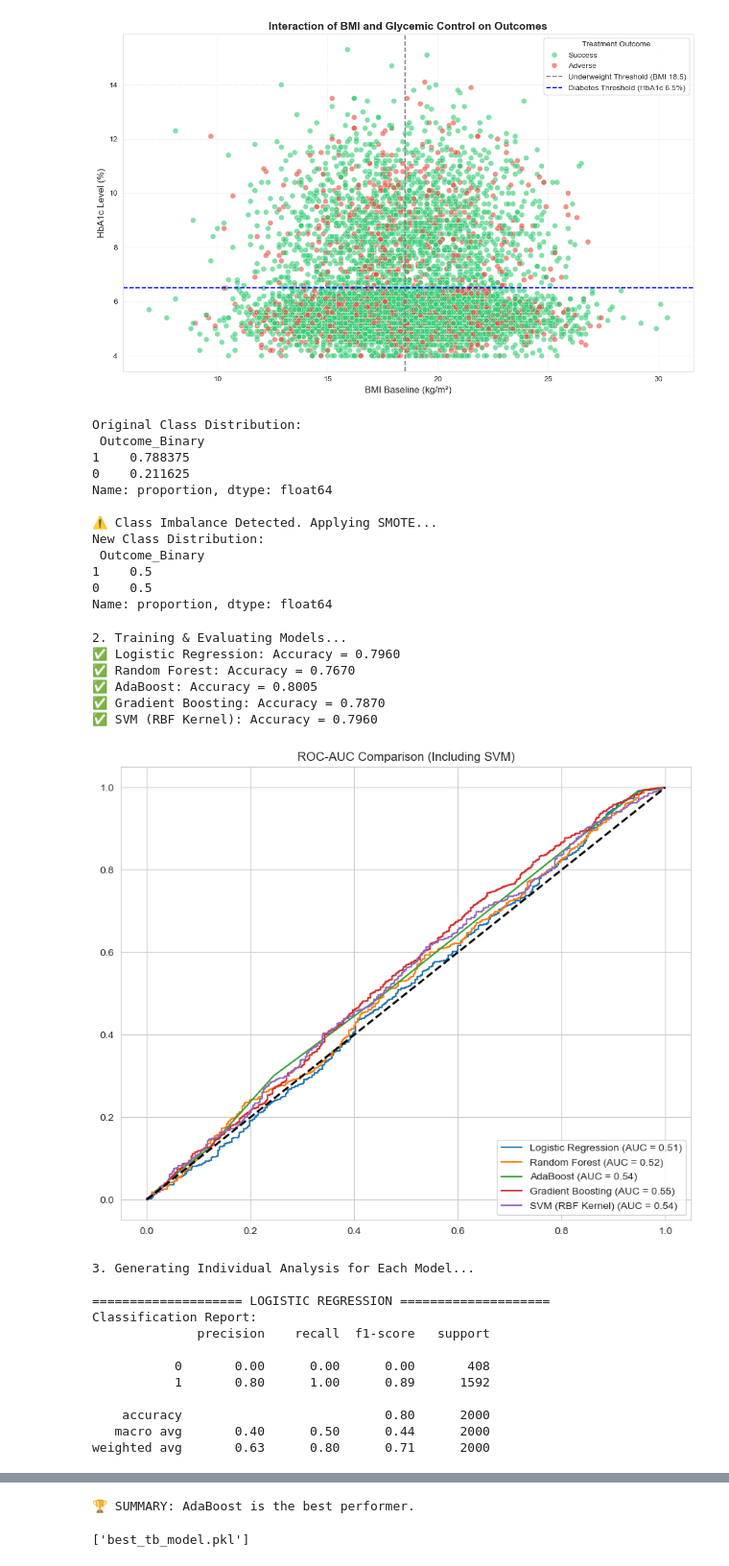
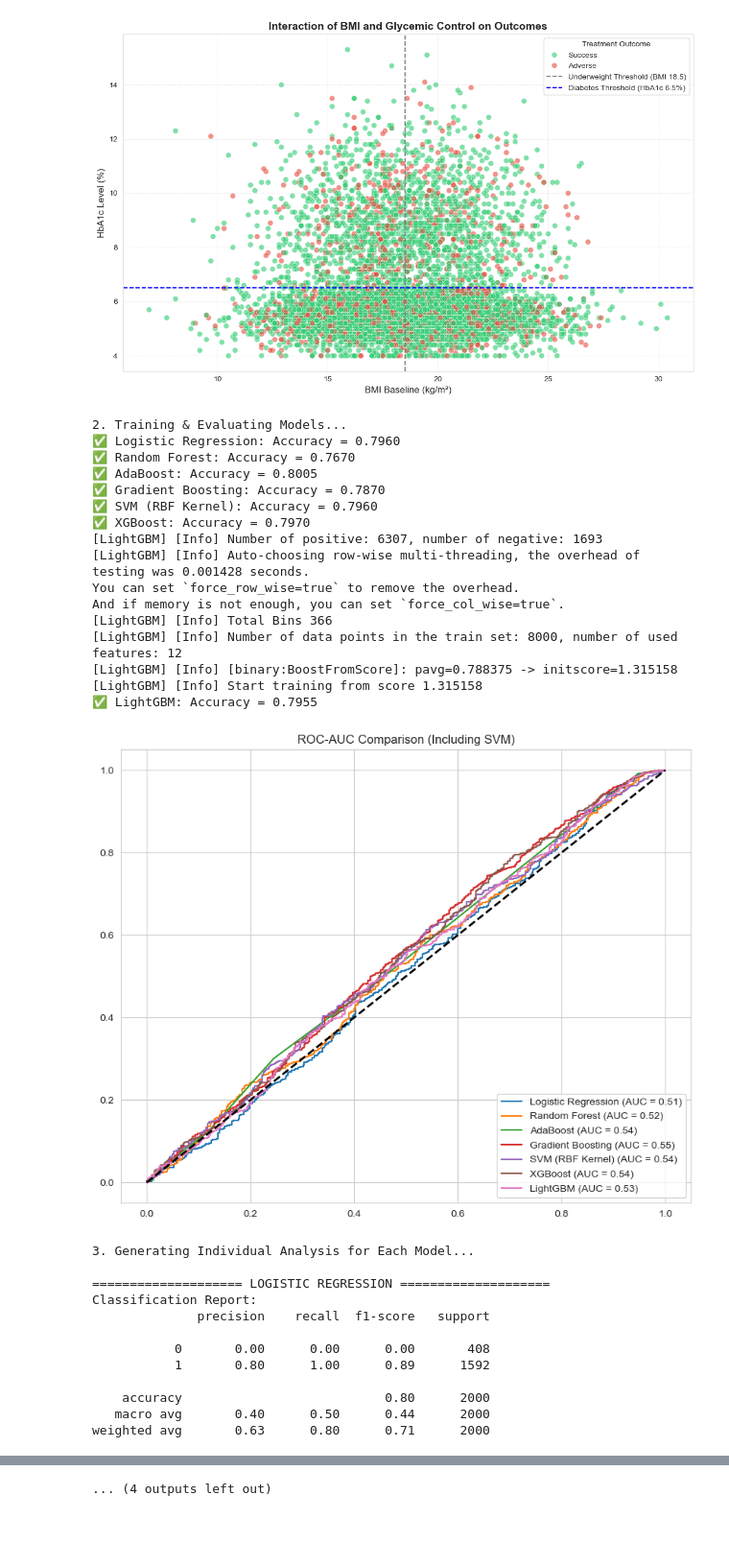
Before and after one commit to Joystondsouza0926/Exploratory-and-Predictive-Analysis-of-Tuberculosis-and-Lifestyle-Comorbidities, a Jupyter notebook: analytics.ipynb, the cells around one changed output, grey strips where cells are left out. Shown at 96% size. Cells and saved outputs as stored; diff of their text form; code cells hidden in the pictures; blank space fills up the shorter version.

```diff
--- a/analytics.ipynb
+++ b/analytics.ipynb
@@ -304,36 +334,6 @@ plt.tight_layout()
 plt.show()
 # %% [output]
 [figure]
-# %%
-# Train-Test Split
-X_train, X_test, y_train, y_test = train_test_split(X, y, test_size=0.2, random_state=42)
-
-# Check Imbalance
-outcome_counts = y_train.value_counts(normalize=True)
-print("Original Class Distribution:\n", outcome_counts)
-
-# Apply SMOTE if minority class < 40%
-if outcome_counts.min() < 0.4:
-    print("\n⚠️ Class Imbalance Detected. Applying SMOTE...")
-    smote = SMOTE(random_state=42)
-    X_train_bal, y_train_bal = smote.fit_resample(X_train, y_train)
-    print("New Class Distribution:\n", y_train_bal.value_counts(normalize=True))
-else:
-    X_train_bal, y_train_bal = X_train, y_train
-    print("Classes are balanced. SMOTE not required.")
-# %% [output]
-Original Class Distribution:
- Outcome_Binary
-1    0.788375
-0    0.211625
-Name: proportion, dtype: float64
-
-⚠️ Class Imbalance Detected. Applying SMOTE...
-New Class Distribution:
- Outcome_Binary
-1    0.5
-0    0.5
-Name: proportion, dtype: float64
 # %%
 ## new
 # %%
@@ -343,6 +343,8 @@ from sklearn.metrics import accuracy_score, confusion_matrix, roc_curve, auc, cl
 import matplotlib.pyplot as plt
 import seaborn as sns
 import numpy as np
+from xgboost import XGBClassifier
+from lightgbm import LGBMClassifier
 
 # 1. Initialize Models
 models = {
@@ -350,7 +352,9 @@ models = {
     "Random Forest": RandomForestClassifier(n_estimators=300, max_depth=15, class_weight='balanced', random_state=42),
     "AdaBoost": AdaBoostClassifier(n_estimators=200, learning_rate=0.5, random_state=42),
     "Gradient Boosting": GradientBoostingClassifier(n_estimators=300, learning_rate=0.1, max_depth=5, random_state=42),
-    "SVM (RBF Kernel)": SVC(kernel='rbf', C=1.0, probability=True, random_state=42)
+    "SVM (RBF Kernel)": SVC(kernel='rbf', C=1.0, probability=True, random_state=42),
+    "XGBoost": XGBClassifier(n_estimators=300, learning_rate=0.05, max_depth=6, use_label_encoder=False, eval_metric='logloss', random_state=42),
+    "LightGBM": LGBMClassifier(n_estimators=300, learning_rate=0.05, num_leaves=31, random_state=42)
 }
 
 # Storage
@@ -407,36 +411,46 @@ for name in models.keys():
     # A. Show Classification Report
     print("Classification Report:")
     print(reports[name])
 
     # B. Plot Confusion Matrix
     cm = confusion_matrices[name]
     plt.figure(figsize=(6, 4))
 
     group_names = ['True Neg', 'False Pos', 'False Neg', 'True Pos']
     group_counts = ["{0:0.0f}".format(value) for value in cm.flatten()]
     group_percentages = ["{0:.2%}".format(value) for value in cm.flatten()/np.sum(cm)]
 
     labels = [f"{v1}\n{v2}\n{v3}" for v1, v2, v3 in zip(group_names, group_counts, group_percentages)]
     labels = np.asarray(labels).reshape(2,2)
 
     sns.heatmap(cm, annot=labels, fmt='', cmap='Blues', annot_kws={"size": 11})
     plt.title(f"{name}: Confusion Matrix")
     plt.xlabel("Predicted Outcome")
     plt.ylabel("Actual Outcome")
     plt.show()
     print("\n")
 
 # Save Best
-print(f"🏆 SUMMARY: {best_model_name} is the best performer.")
-joblib.dump(best_model_obj, 'best_tb_model.pkl')
+#print(f"🏆 SUMMARY: {best_model_name} is the best performer.")
+#joblib.dump(best_model_obj, 'best_tb_model.pkl')
 # %% [output]
 2. Training & Evaluating Models...
 ✅ Logistic Regression: Accuracy = 0.7960
 ✅ Random Forest: Accuracy = 0.7670
 ✅ AdaBoost: Accuracy = 0.8005
 ✅ Gradient Boosting: Accuracy = 0.7870
 ✅ SVM (RBF Kernel): Accuracy = 0.7960
+✅ XGBoost: Accuracy = 0.7970
+[LightGBM] [Info] Number of positive: 6307, number of negative: 1693
+[LightGBM] [Info] Auto-choosing row-wise multi-threading, the overhead of testing was 0.001428 seconds.
+You can set `force_row_wise=true` to remove the overhead.
+And if memory is not enough, you can set `force_col_wise=true`.
+[LightGBM] [Info] Total Bins 366
+[LightGBM] [Info] Number of data points in the train set: 8000, number of used features: 12
+[LightGBM] [Info] [binary:BoostFromScore]: pavg=0.788375 -> initscore=1.315158
+[LightGBM] [Info] Start training from score 1.315158
+✅ LightGBM: Accuracy = 0.7955
-[figure, old version]
+[figure, new version]
 3. Generating Individual Analysis for Each Model...
 
 ==================== LOGISTIC REGRESSION ====================
@@ -494,5 +508,4 @@ Classification Report:
    macro avg       0.40      0.50      0.44      2000
 weighted avg       0.63      0.80      0.71      2000
 [figure]
-🏆 SUMMARY: AdaBoost is the best performer.
+... (4 outputs left out)
-['best_tb_model.pkl']
```
Also changed, not shown: parts of 2 cells of this notebook, 2 other files.
